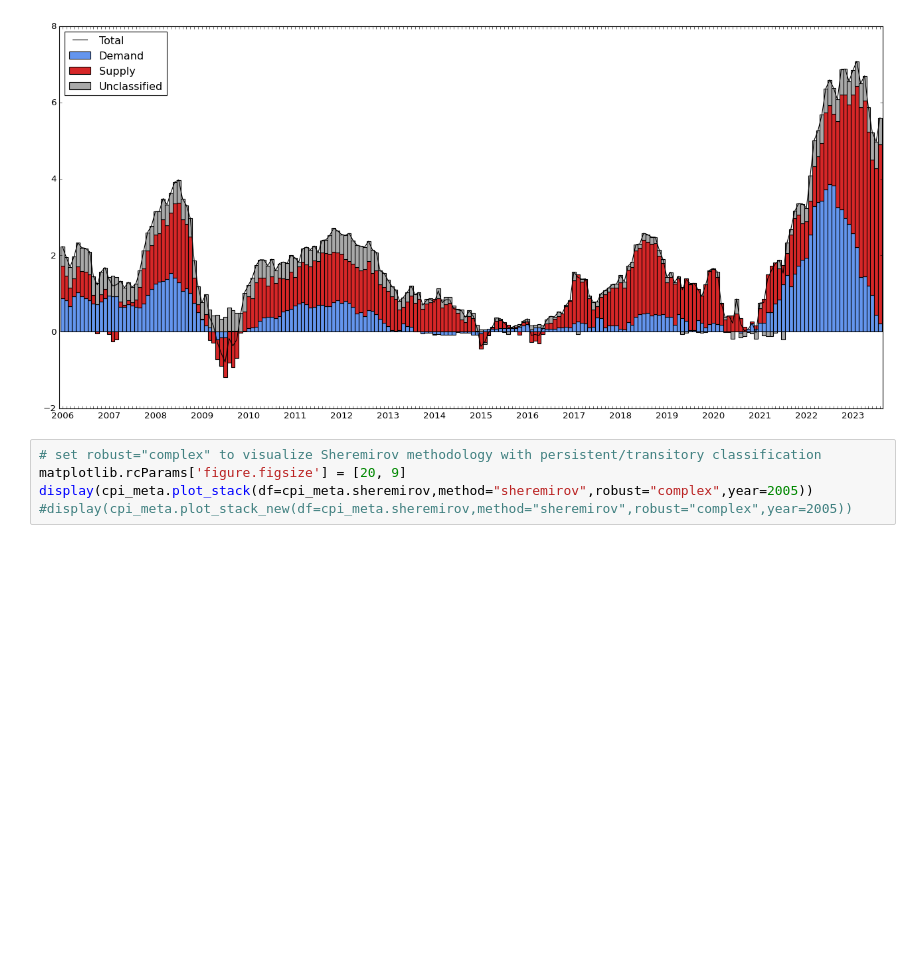
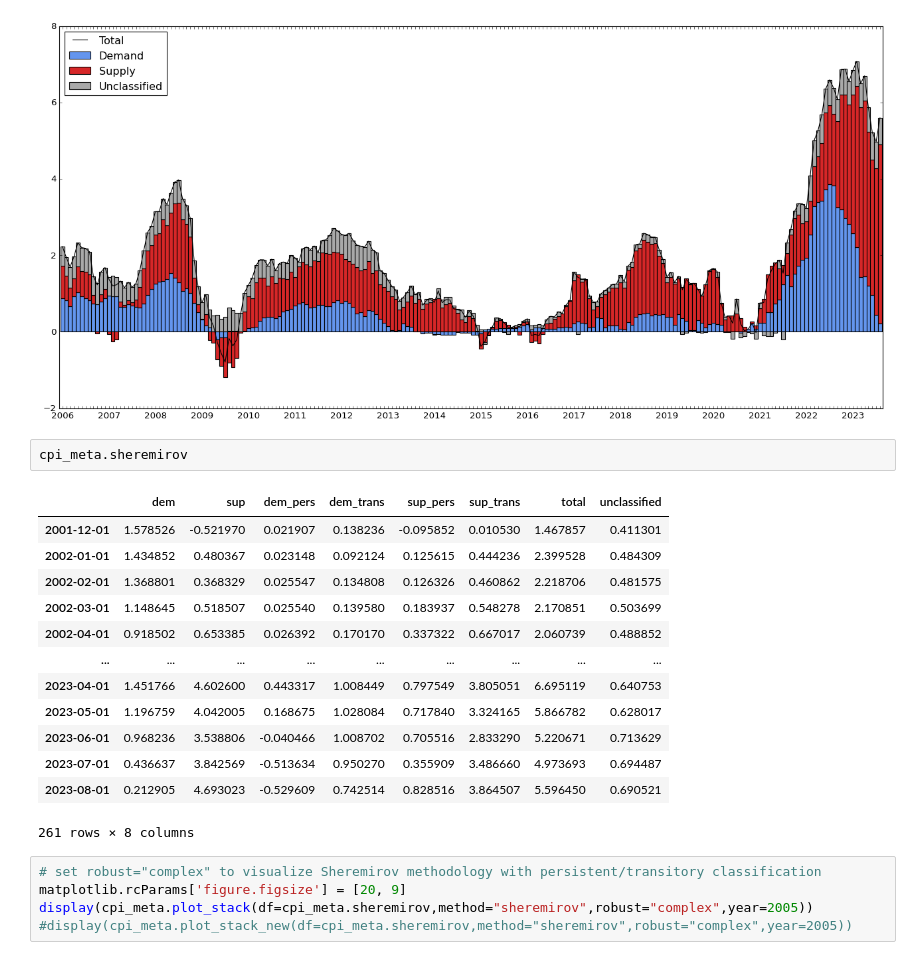
Before and after one commit to pierld/SVAR3A, a Jupyter notebook: main/Documentation.ipynb, the cells around one changed output. Cells and saved outputs as stored; diff of their text form; blank space fills up the shorter version.

```diff
--- a/main/Documentation.ipynb
+++ b/main/Documentation.ipynb
@@ -461,6 +462,22 @@ display(cpi_meta.plot_stack(df=cpi_meta.sheremirov,method="sheremirov",year=2005
 None
 <Figure size 1600x720 with 0 Axes>
 [figure]
+# %%
+cpi_meta.sheremirov
+# %% [output]
+|  | dem | sup | dem_pers | dem_trans | sup_pers | sup_trans | total | unclassified |
+| 2001-12-01 | 1.578526 | -0.521970 | 0.021907 | 0.138236 | -0.095852 | 0.010530 | 1.467857 | 0.411301 |
+| 2002-01-01 | 1.434852 | 0.480367 | 0.023148 | 0.092124 | 0.125615 | 0.444236 | 2.399528 | 0.484309 |
+| 2002-02-01 | 1.368801 | 0.368329 | 0.025547 | 0.134808 | 0.126326 | 0.460862 | 2.218706 | 0.481575 |
+| 2002-03-01 | 1.148645 | 0.518507 | 0.025540 | 0.139580 | 0.183937 | 0.548278 | 2.170851 | 0.503699 |
+| 2002-04-01 | 0.918502 | 0.653385 | 0.026392 | 0.170170 | 0.337322 | 0.667017 | 2.060739 | 0.488852 |
+| ... | ... | ... | ... | ... | ... | ... | ... | ... |
+| 2023-04-01 | 1.451766 | 4.602600 | 0.443317 | 1.008449 | 0.797549 | 3.805051 | 6.695119 | 0.640753 |
+| 2023-05-01 | 1.196759 | 4.042005 | 0.168675 | 1.028084 | 0.717840 | 3.324165 | 5.866782 | 0.628017 |
+| 2023-06-01 | 0.968236 | 3.538806 | -0.040466 | 1.008702 | 0.705516 | 2.833290 | 5.220671 | 0.713629 |
+| 2023-07-01 | 0.436637 | 3.842569 | -0.513634 | 0.950270 | 0.355909 | 3.486660 | 4.973693 | 0.694487 |
+| 2023-08-01 | 0.212905 | 4.693023 | -0.529609 | 0.742514 | 0.828516 | 3.864507 | 5.596450 | 0.690521 |
+261 rows × 8 columns
 # %%
 # set robust="complex" to visualize Sheremirov methodology with persistent/transitory classification
 matplotlib.rcParams['figure.figsize'] = [20, 9]
```
Also changed, not shown: parts of 3 cells of this notebook, 2 other files.
